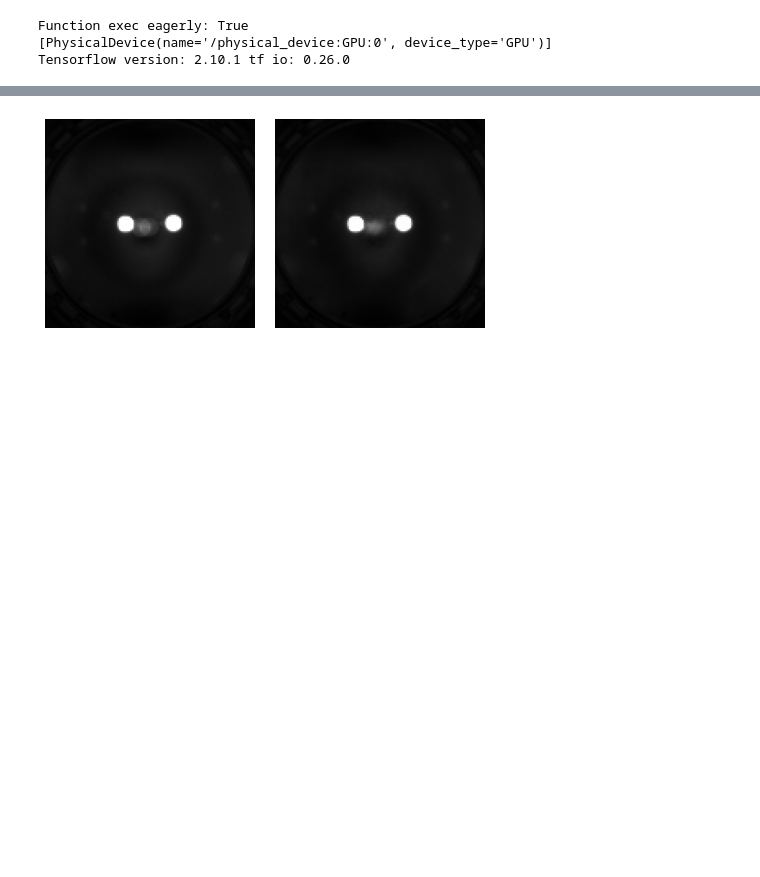
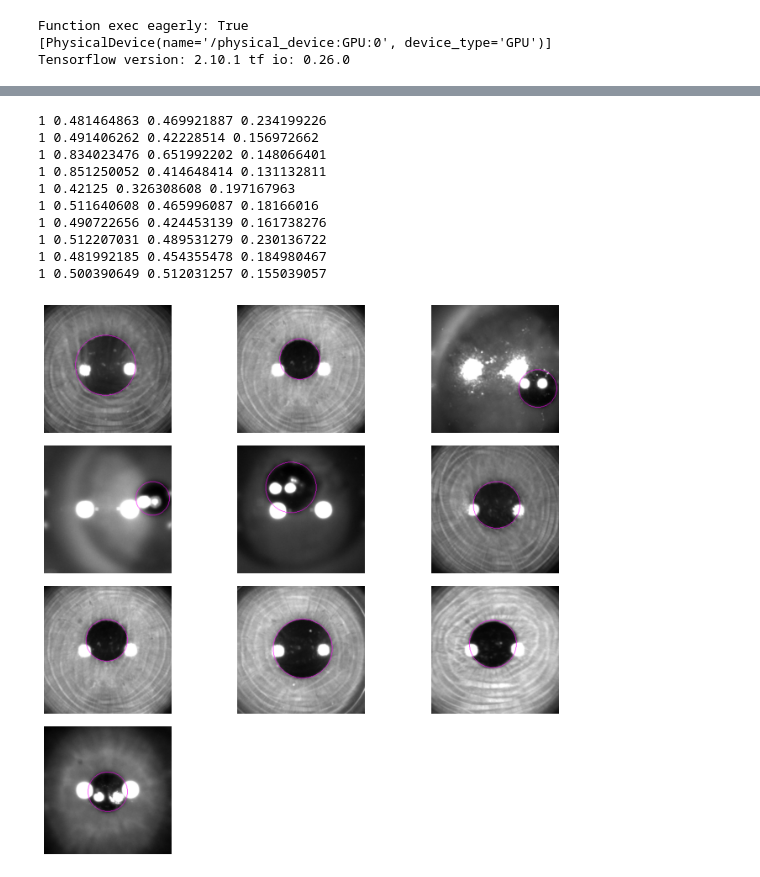
Before and after one commit to workasm/Python-ML, a Jupyter notebook: tf_pupil_tracker.ipynb, the cells around one changed output, grey strips where cells are left out. Cells and saved outputs as stored; diff of their text form; code cells hidden in the pictures; blank space fills up the shorter version.

```diff
--- a/tf_pupil_tracker.ipynb
+++ b/tf_pupil_tracker.ipynb
@@ -234,14 +210,25 @@ except Exception as e:
-# %%
-aa = next(iter(DS))
-zz = model.predict(tf.expand_dims(aa, axis=0))
-zz = zz.reshape(zz.shape[1:])
-#yy = np.asarray(zz)
-#print(yy.ndim)
-#plt.imshow([aa,zz], cmap='gray')
-display_dataset([aa,zz], 2)
-
-
-# file listing on network does not work with Admin privileges
-file_set = tf.data.Dataset.list_files(data_dir + "*.png")
-# %% [output]
-[figure, removed]
+# %%
+imageList = list(iter(fullDS.skip(10).take(10)))
+displayDS(imageList, len(imageList), drawCircleImg)
+
+#zz = zz.reshape(zz.shape[1:])
+#yy = np.asarray(zz)
+#print(yy.ndim)
+#plt.imshow([aa,zz], cmap='gray')
+
+#L = CicleDIoU_CELoss(1)
+#y_true = tf.convert_to_tensor([[0, 0.5,0.5, 2]],dtype='float32')
+#y_pred = tf.convert_to_tensor([[0.5, 0.5,0.5, 22]],dtype='float32')
+#print(L(y_true,y_pred))
+# %% [output]
+1 0.481464863 0.469921887 0.234199226
+1 0.491406262 0.42228514 0.156972662
+1 0.834023476 0.651992202 0.148066401
+1 0.851250052 0.414648414 0.131132811
+1 0.42125 0.326308608 0.197167963
+1 0.511640608 0.465996087 0.18166016
+1 0.490722656 0.424453139 0.161738276
+1 0.512207031 0.489531279 0.230136722
+1 0.481992185 0.454355478 0.184980467
+1 0.500390649 0.512031257 0.155039057
+[figure, added]
```
Also changed, not shown: parts of 6 cells of this notebook, 5 other files.
